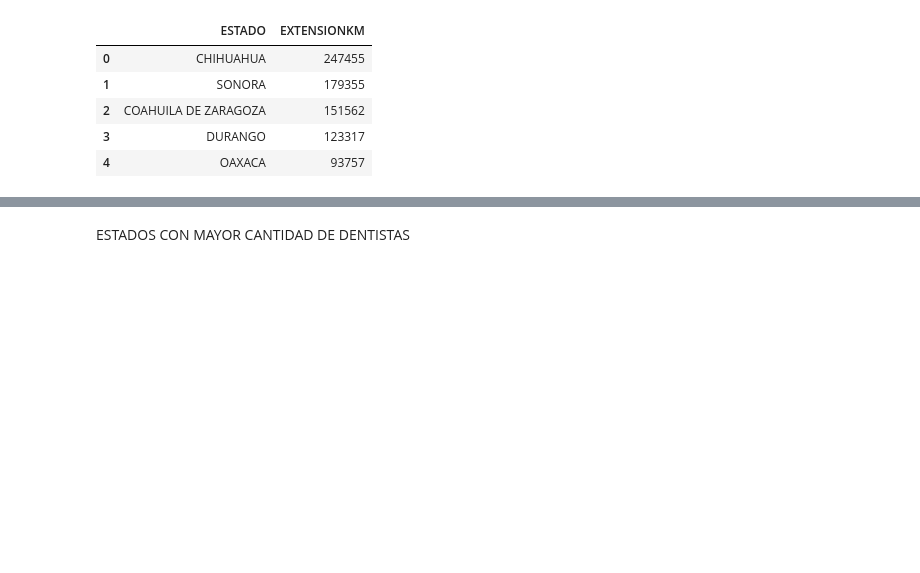
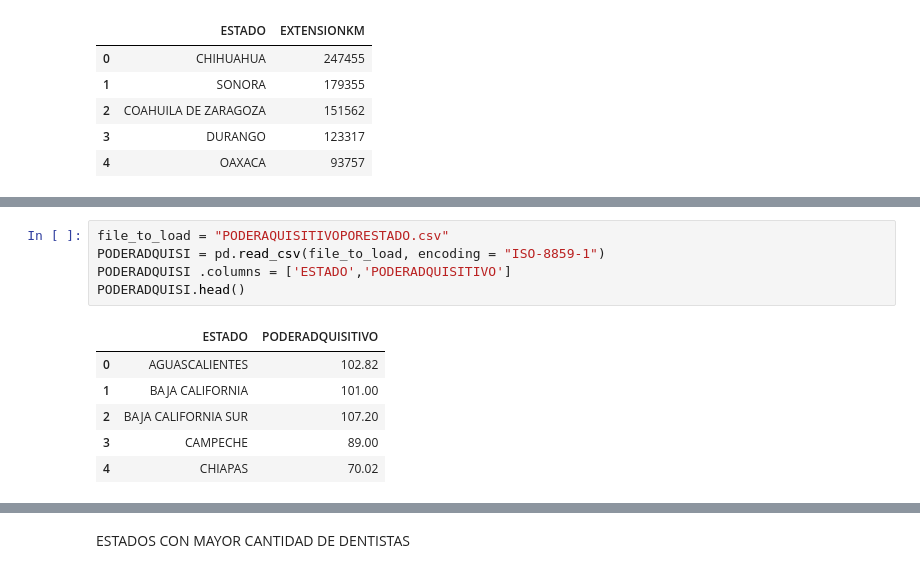
Before and after one commit to KACHIHUAHUA/Project1, a Jupyter notebook: P5DENTISTASMEX.ipynb, the cells around one changed output, grey strips where cells are left out. Drawn from its saved outputs; the diff is of its cells as text; blank space fills up the shorter version.

```diff
--- a/P5DENTISTASMEX.ipynb
+++ b/P5DENTISTASMEX.ipynb
@@ -411,3 +411,15 @@ MERGEESTADODENTISGEO
 | 29 | COLIMA | 362 | 0.571176 | 650555 | 19.2452 | -103.724 | 650.555 | 5627 | 56.27 | ... |
 | 30 | BAJA CALIFORNIA SUR | 341 | 0.538042 | 637026 | 26.0444 | -111.666 | 637.026 | 73909 | 739.09 | ... |
 | 31 | CAMPECHE | 339 | 0.534886 | 822441 | 19.8301 | -90.5349 | 822.441 | 57507 | 575.07 | ... |
+# %%
+file_to_load = "PODERAQUISITIVOPORESTADO.csv"
+PODERADQUISI = pd.read_csv(file_to_load, encoding = "ISO-8859-1")
+PODERADQUISI .columns = ['ESTADO','PODERADQUISITIVO']
+PODERADQUISI.head()
+# %% [output]
+|  | ESTADO | PODERADQUISITIVO |
+| 0 | AGUASCALIENTES | 102.82 |
+| 1 | BAJA CALIFORNIA | 101.00 |
+| 2 | BAJA CALIFORNIA SUR | 107.20 |
+| 3 | CAMPECHE | 89.00 |
+| 4 | CHIAPAS | 70.02 |
```
Also changed, not shown: parts of 7 cells of this notebook, 3 other files.
